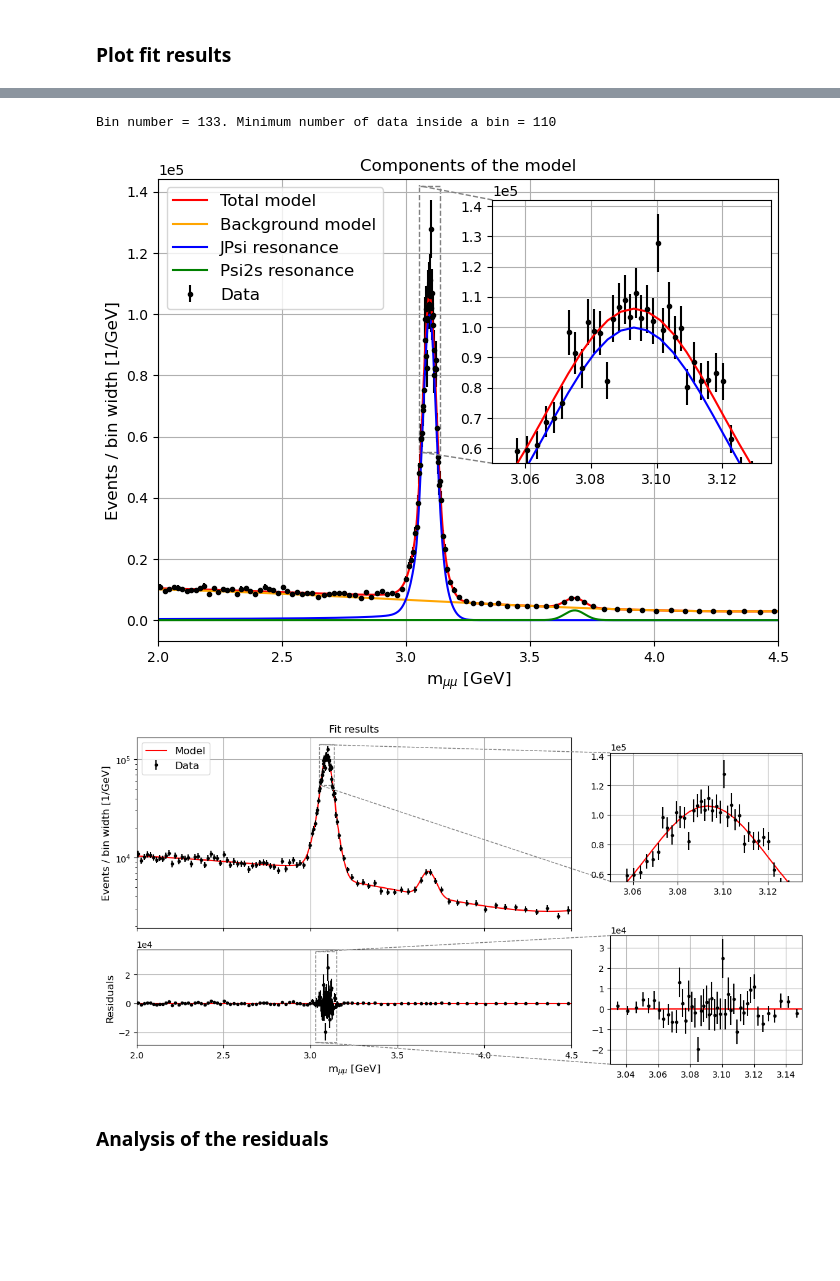
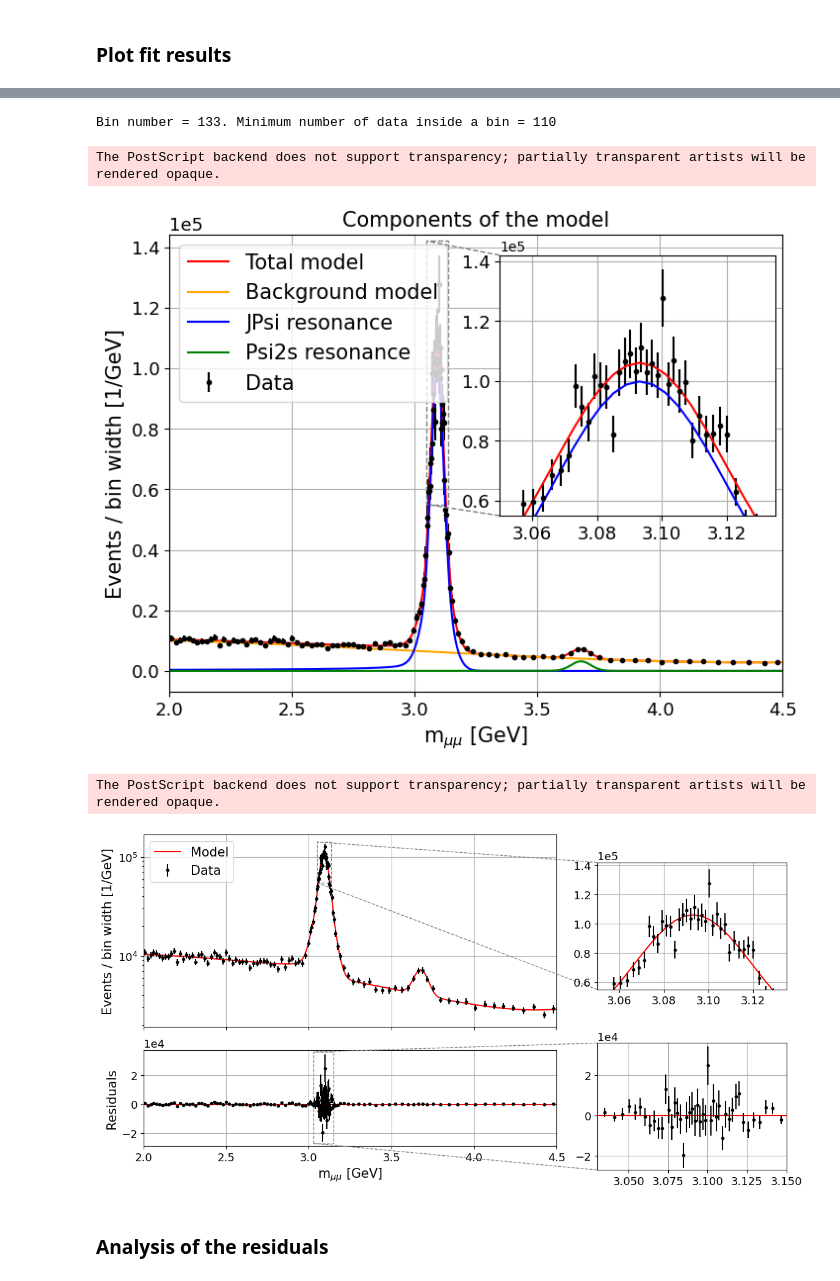
Before and after one commit to Matteo-Bellino/SMATEP_Project, a Jupyter notebook: Psi2S_RadanoBellino.ipynb, the cells around one changed output, grey strips where cells are left out. Saved outputs shown, nothing was run; the diff lists cells and outputs as text; code cells hidden in the pictures; blank space fills up the shorter version.

```diff
--- a/Psi2S_RadanoBellino.ipynb
+++ b/Psi2S_RadanoBellino.ipynb
@@ -40,7 +40,8 @@ In the case of low statistics, we are interested in setting an upper limit to th
 # %%
 mass_cut_HS = 4.5
 mass_cut_LS = 4.5
-fs = '12'
+fs = '15'
+tfs = 13
 # %%
 # Importing data from files
 with open('DataSet.pkl', 'rb') as file: # The 'rb' stands for 'read binary', necessary for this kind of file
@@ -254,24 +292,29 @@ ax_zoom.yaxis.set_major_formatter(ScalarFormatter())
 ax_zoom.yaxis.get_major_formatter().set_scientific(True)
 ax_zoom.yaxis.get_major_formatter().set_powerlimits((0, 0))
 ax_zoom.grid()
+ax_zoom.tick_params(axis='both', labelsize=tfs)
 mark_inset(ax, ax_zoom, loc1=2, loc2=3, fc="none", ec="0.5", linestyle='--')
 
 ax.set_xlabel("m$_{\\mu\\mu}$ [GeV]", fontsize = fs)
 ax.set_title("Components of the model", fontsize = fs)
 ax.set_ylabel(f"Events / bin width [1/GeV]", fontsize = fs)
 ax.legend(fontsize = fs, loc='upper left')
+ax.tick_params(axis='both', labelsize=tfs)
 ax.set_xlim([2,mass_cut_HS])
 ax.set_yscale('linear')
 ax.yaxis.set_major_formatter(ScalarFormatter())
 ax.yaxis.get_major_formatter().set_scientific(True)
 ax.yaxis.get_major_formatter().set_powerlimits((0, 0))
+ax.yaxis.offsetText.set_fontsize(tfs)
 ax.grid()
 
-plt.savefig("HS_Fit_components.png")
+plt.savefig("HS_Fit_components.png", bbox_inches='tight')
+plt.savefig("HS_Fit_components.eps", bbox_inches='tight')
 plt.show()
 # %% [output]
 Bin number = 133. Minimum number of data inside a bin = 110
+The PostScript backend does not support transparency; partially transparent artists will be rendered opaque.
-[figure, old version]
+[figure, new version]
 # %%
 # Plotting only the combined model over the data in log scale and the residuals
 fig, (ax_plot, ax_res) = plt.subplots(2,1, figsize=(8,6), sharex = True, gridspec_kw={'height_ratios': [2, 1]})
@@ -279,7 +322,7 @@ x = np.linspace(2,6,1000)
 graph_total_model = total_model.pdf(x)*total_model.get_yield()
 
 #plot the counts divided by bin-size (such that the integral is the total number of events)
-ax_plot.set_title("Fit results", fontsize = fs)
+#ax_plot.set_title("Fit results", fontsize = fs)
 ax_plot.plot(x, graph_total_model, label='Model', color = "red")
 ax_plot.errorbar(bin_centers, binned_data/bin_widths, yerr=err_binned_data/bin_widths , fmt='.', color = 'black', label='Data')
 
@@ -293,7 +336,9 @@ ax_zoom.set_ylim(y_box)
 ax_zoom.yaxis.set_major_formatter(ScalarFormatter())
 ax_zoom.yaxis.get_major_formatter().set_scientific(True)
 ax_zoom.yaxis.get_major_formatter().set_powerlimits((0, 0))
+ax_zoom.yaxis.offsetText.set_fontsize(tfs)
 ax_zoom.grid()
+ax_zoom.tick_params(axis='both', labelsize=tfs)
 mark_inset(ax_plot, ax_zoom, loc1=2, loc2=3, fc="none", ec="0.5", linestyle='--')
 
 ax_plot.set_xlim([2,6])
@@ -301,39 +346,46 @@ ax_plot.set_ylabel(f"Events / bin width [1/GeV]", fontsize = fs)
 ax_plot.legend(fontsize = fs, loc='upper left')
 ax_plot.grid()
 ax_plot.set_yscale('log')
+ax_plot.tick_params(axis='both', labelsize=tfs)
 
 #plot the residuals
 residuals = (binned_data/bin_widths - total_model.pdf(bin_centers)*total_model.get_yield())
 ax_res.axhline(0, color = "red")
 ax_res.errorbar(bin_centers, residuals,yerr=err_binned_data/bin_widths, fmt='.', color = 'black')
 
 ax_zoom = inset_axes(ax_res, width="50%", height="45%", loc='upper right', bbox_to_anchor=(0.7, -0.6, 1, 1), bbox_transform=ax.transAxes)
 ax_zoom.axhline(0, color = "red")
 ax_zoom.errorbar(bin_centers, residuals,yerr=err_binned_data/bin_widths, fmt='.', color = 'black')
 x_box = [3.03,3.15]
 y_box = [-2.7e4,3.6e4]
 ax_zoom.set_xlim(x_box)
 ax_zoom.set_ylim(y_box)
 ax_zoom.yaxis.set_major_formatter(ScalarFormatter())
 ax_zoom.yaxis.get_major_formatter().set_scientific(True)
 ax_zoom.yaxis.get_major_formatter().set_powerlimits((0, 0))
+ax_zoom.yaxis.offsetText.set_fontsize(tfs)
+ax_zoom.tick_params(axis='both', labelsize=tfs)
 ax_zoom.grid()
 mark_inset(ax_res, ax_zoom, loc1=2, loc2=3, fc="none", ec="0.5", linestyle='--')
 
 ax_res.set_xlim([2,mass_cut_HS])
 ax_res.set_ylabel("Residuals", fontsize = fs)
 ax_res.set_xlabel("m$_{\\mu\\mu}$ [GeV]", fontsize = fs)
+ax_res.tick_params(axis='both', labelsize=tfs)
 ax_res.yaxis.set_major_formatter(ScalarFormatter())
 ax_res.yaxis.get_major_formatter().set_scientific(True)
 ax_res.yaxis.get_major_formatter().set_powerlimits((0, 0))
+ax_res.yaxis.offsetText.set_fontsize(tfs)
 ax_res.grid()
 
+
 plt.tight_layout()
-
-plt.savefig("HS_Fit.png")
+plt.savefig("HS_Fit.png", bbox_inches='tight')
+plt.savefig("HS_Fit.eps", bbox_inches='tight')
 plt.show()
 # %% [output]
+The PostScript backend does not support transparency; partially transparent artists will be rendered opaque.
-[figure, old version]
+[figure, new version]
 # %% [markdown]
 ### Analysis of the residuals
 # %%
```
Also changed, not shown: parts of 5 cells of this notebook.
